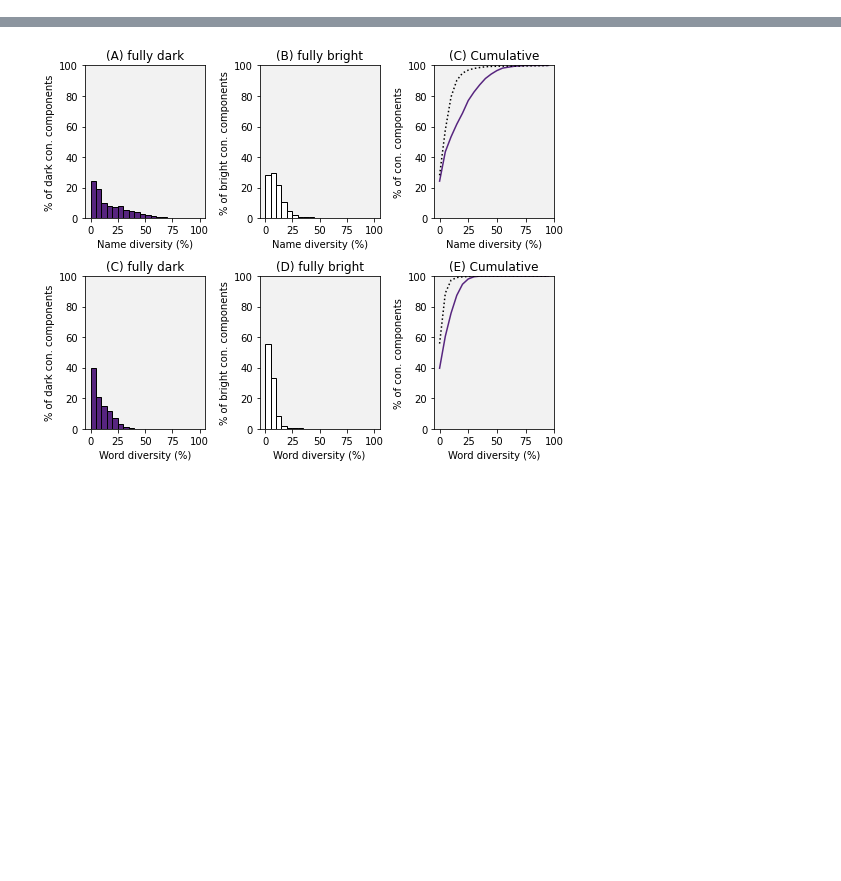
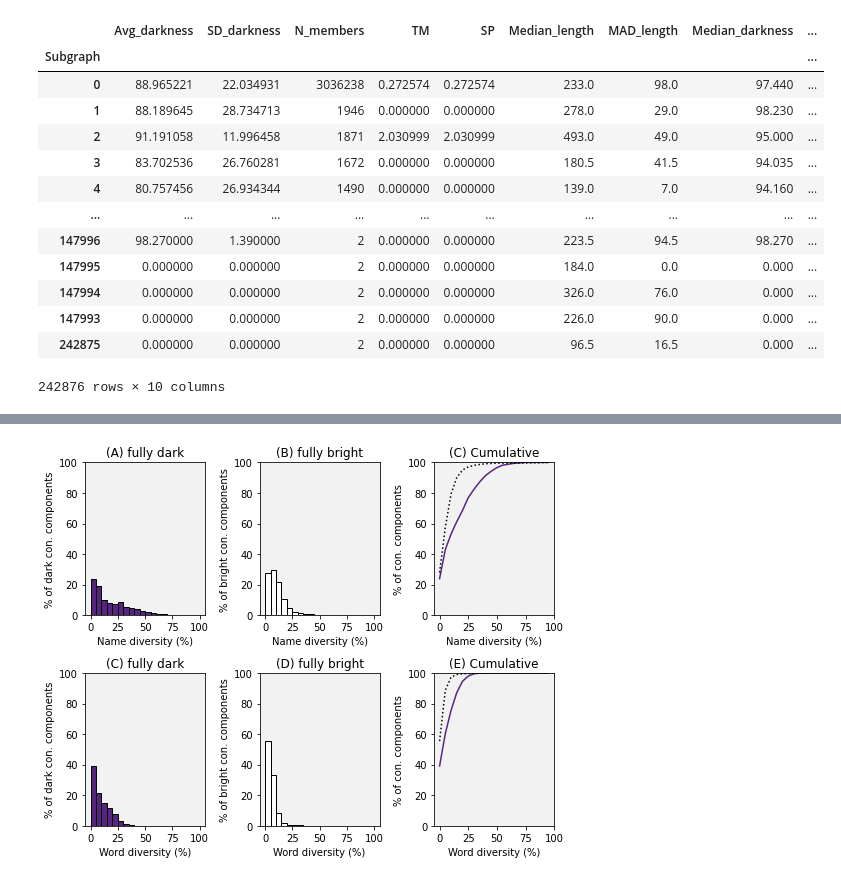
Before and after one commit to ProteinUniverseAtlas/AFDB90v4, a Jupyter notebook: 3. UniProt name assessement.ipynb, the cells around one changed output, grey strips where cells are left out. Saved outputs shown, nothing was run; the diff lists cells and outputs as text; code cells hidden in the pictures; blank space fills up the shorter version.

```diff
--- a/3. UniProt name assessement.ipynb
+++ b/3. UniProt name assessement.ipynb
@@ -28,3 +28,20 @@ AFDB90 = pd.read_csv('data_generated/AFDB90v4_all_data.csv', index_col=0)
+# %%
+subgraphs_summary
+# %% [output]
+|  | Avg_darkness | SD_darkness | N_members | TM | SP | Median_length | MAD_length | Median_darkness | ... |
+| Subgraph |  |  |  |  |  |  |  |  | ... |
+| 0 | 88.965221 | 22.034931 | 3036238 | 0.272574 | 0.272574 | 233.0 | 98.0 | 97.440 | ... |
+| 1 | 88.189645 | 28.734713 | 1946 | 0.000000 | 0.000000 | 278.0 | 29.0 | 98.230 | ... |
+| 2 | 91.191058 | 11.996458 | 1871 | 2.030999 | 2.030999 | 493.0 | 49.0 | 95.000 | ... |
+| 3 | 83.702536 | 26.760281 | 1672 | 0.000000 | 0.000000 | 180.5 | 41.5 | 94.035 | ... |
+| 4 | 80.757456 | 26.934344 | 1490 | 0.000000 | 0.000000 | 139.0 | 7.0 | 94.160 | ... |
+| ... | ... | ... | ... | ... | ... | ... | ... | ... | ... |
+| 147996 | 98.270000 | 1.390000 | 2 | 0.000000 | 0.000000 | 223.5 | 94.5 | 98.270 | ... |
+| 147995 | 0.000000 | 0.000000 | 2 | 0.000000 | 0.000000 | 184.0 | 0.0 | 0.000 | ... |
+| 147994 | 0.000000 | 0.000000 | 2 | 0.000000 | 0.000000 | 326.0 | 76.0 | 0.000 | ... |
+| 147993 | 0.000000 | 0.000000 | 2 | 0.000000 | 0.000000 | 226.0 | 90.0 | 0.000 | ... |
+| 242875 | 0.000000 | 0.000000 | 2 | 0.000000 | 0.000000 | 96.5 | 16.5 | 0.000 | ... |
+242876 rows × 10 columns
 # %%
 def map_ids_to_uniprot(ids, chunck_len = 100, mode='menzi', uniprot_db_titles=None):
 
```
Also changed, not shown: parts of 16 cells of this notebook, 4 other files.
